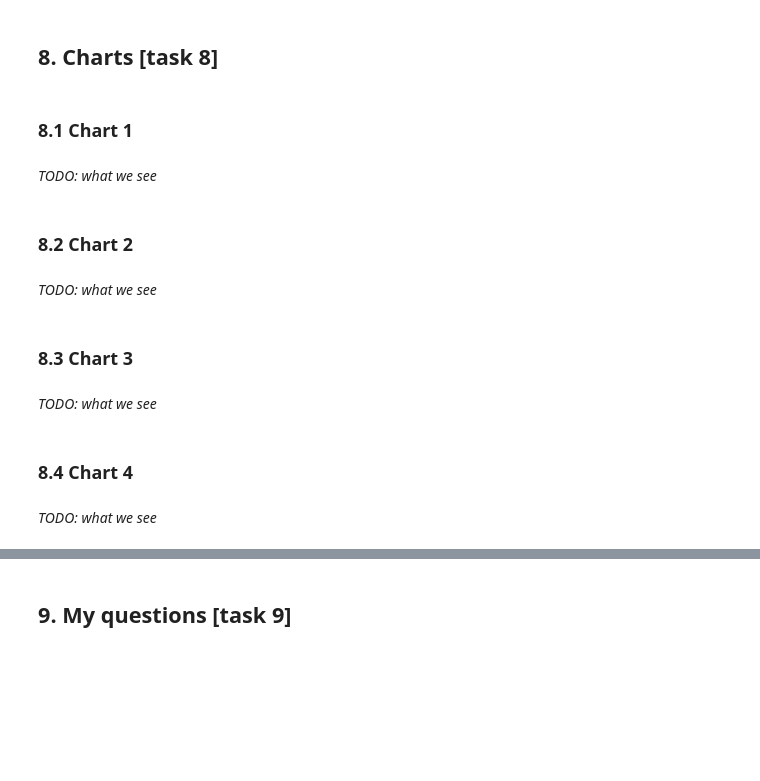
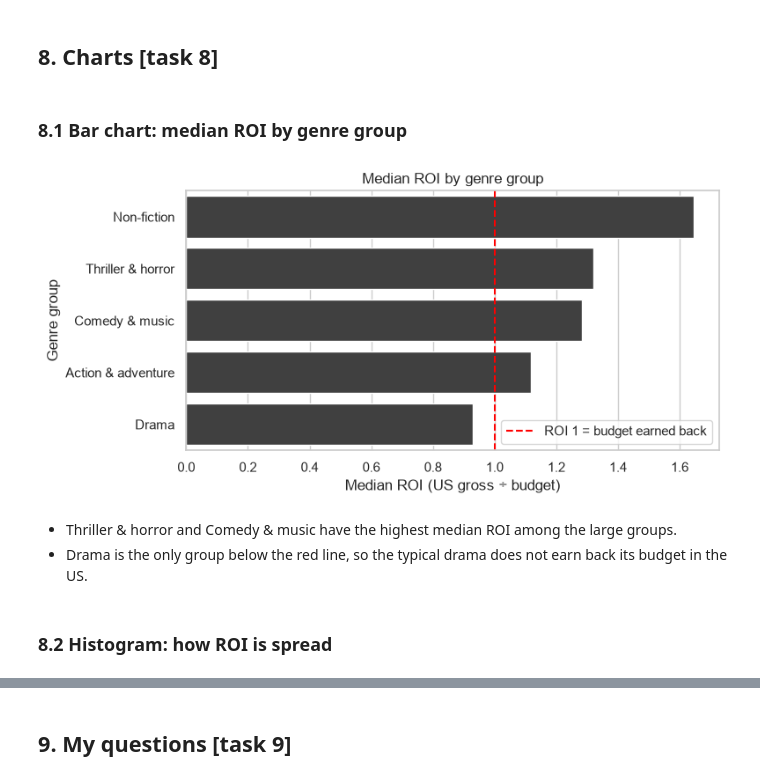
Before and after one commit to bomarcus/Lexicon_Python_2026, a Jupyter notebook: 05. Data Analysis & Visualisation/Project/movies_project.ipynb, the cells around one changed output, grey strips where cells are left out. Saved outputs shown, nothing was run; the diff lists cells and outputs as text; code cells hidden in the pictures; blank space fills up the shorter version.

Commit message:
Finish movies project: notebook and report

```diff
--- a/05. Data Analysis & Visualisation/Project/movies_project.ipynb
+++ b/05. Data Analysis & Visualisation/Project/movies_project.ipynb
@@ -477,0 +486,4 @@ Name: count, dtype: int64
+# %%
+movies["Release Year"] = movies["Release Date"].dt.year
+movies["Decade"] = movies["Release Year"] // 10 * 10  # 1994 -> 1990
+movies["Decade"].value_counts().sort_index()
@@ -481,0 +509,4 @@ Name: count, dtype: int64
+# %%
+movies["ROI"] = movies["US Gross"] / movies["Production Budget"]
+print(f"Films without ROI (gross missing): {movies['ROI'].isna().sum()}")
+movies[["Title", "US Gross", "Production Budget", "ROI"]].head()
@@ -506,18 +650,23 @@ Name: count, dtype: int64
 # %% [markdown]
 ## 8. Charts  [task 8]
-# %% [markdown]
-### 8.1 Chart 1
-# %% [markdown]
-*TODO: what we see*
+# %% [markdown]
+### 8.1 Bar chart: median ROI by genre group
+# %%
+genre_roi = movies.groupby("Genre group")["ROI"].median().sort_values(ascending=False)
+
+fig, ax = plt.subplots(figsize=(8, 4))
+sns.barplot(x=genre_roi.values, y=genre_roi.index, ax=ax)
+ax.axvline(1, color="red", linestyle="--", label="ROI 1 = budget earned back")
+ax.set_title("Median ROI by genre group")
+ax.set_xlabel("Median ROI (US gross ÷ budget)")
+ax.set_ylabel("Genre group")
+ax.legend()
+plt.tight_layout()
+plt.show()
+# %% [output]
+[figure, added]
+# %% [markdown]
+- Thriller & horror and Comedy & music have the highest median ROI among the large groups.
+- Drama is the only group below the red line, so the typical drama does not earn back its budget in the US.
 # %% [markdown]
-### 8.2 Chart 2
+### 8.2 Histogram: how ROI is spread
-# %% [markdown]
-*TODO: what we see*
-# %% [markdown]
-### 8.3 Chart 3
-# %% [markdown]
-*TODO: what we see*
-# %% [markdown]
-### 8.4 Chart 4
-# %% [markdown]
-*TODO: what we see*
```
Also changed, not shown: parts of 77 cells of this notebook, 1 other file.
